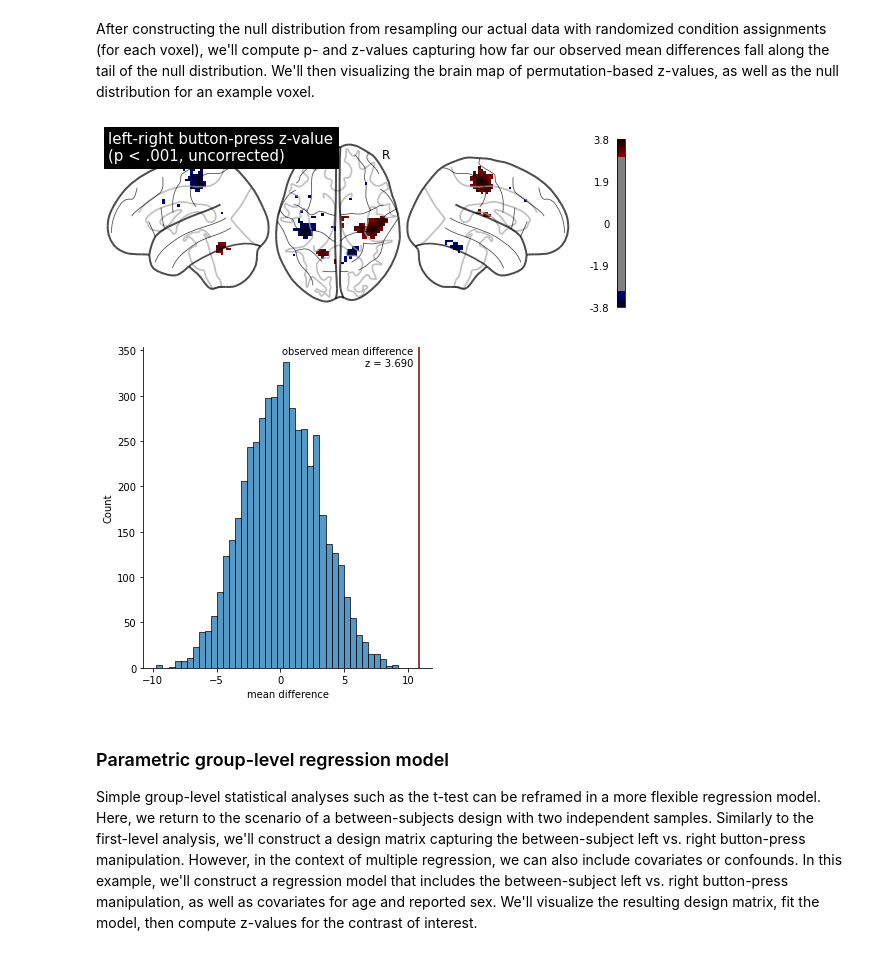
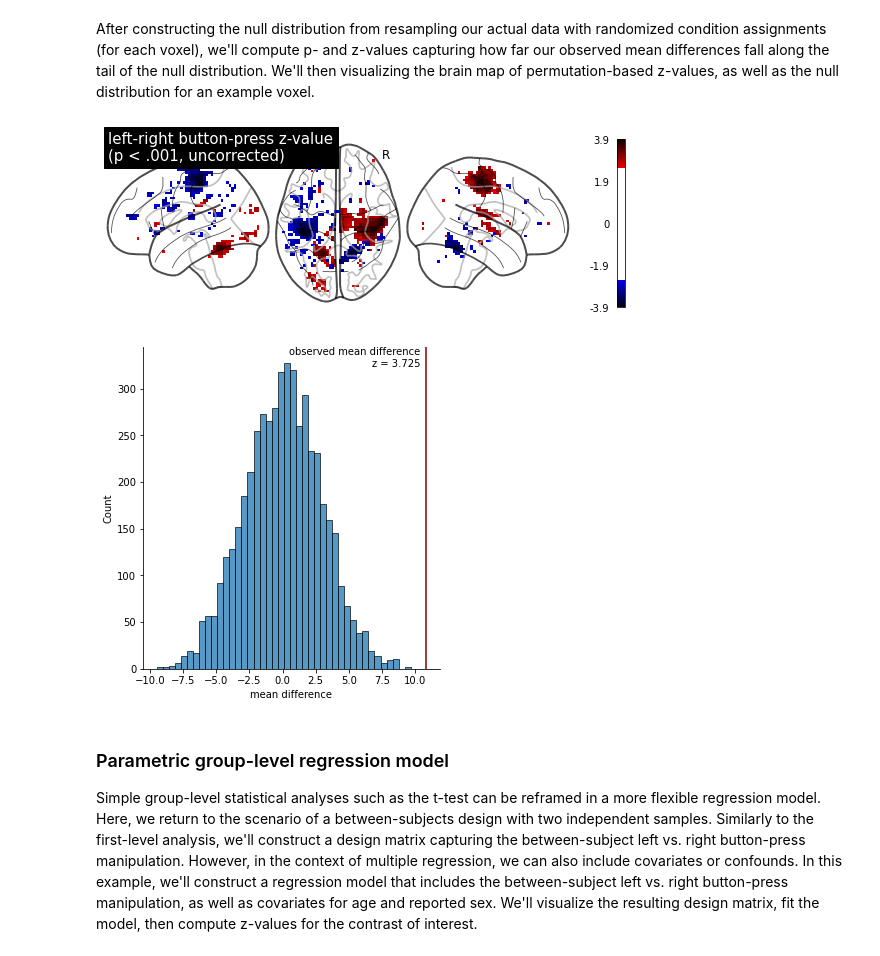
Before and after one commit to yunchang-z/neu502b-lab, a Jupyter notebook: fmri-07/fmri-07-group.ipynb, the cells around one changed output. Drawn from its saved outputs; the diff is of its cells as text; code cells hidden in the pictures.

```diff
--- a/fmri-07/fmri-07-group.ipynb
+++ b/fmri-07/fmri-07-group.ipynb
@@ -12,7 +12,7 @@ To demo the various group-level tests, we'll use example data from the Brainomic
 # Download left vs. right contrast maps for 16 subjects
 from nilearn.datasets import fetch_localizer_contrasts
 
-data_dir = '/jukebox/PNI-classes/students/NEU502/2021/nilearn-data'
+data_dir = '/jukebox/PNI-classes/students/NEU502/2022/nilearn-data'
 
 n_subjects = 16
 localizer_dataset = fetch_localizer_contrasts(['left vs right button press'],
@@ -40,7 +40,7 @@ To perform second-level statistical test for population inference, we'll use a o
 # Apply anatomically-defined MNI mask to data
 from nilearn.input_data import NiftiMasker
 
-masker = NiftiMasker(mask_strategy='template')
+masker = NiftiMasker(mask_strategy='whole-brain-template')
 group_data = masker.fit_transform(localizer_dataset['cmaps'])
 # %%
 # Run simple parametric t-test via scipy
@@ -72,9 +72,11 @@ sample1 = np.arange(1, n_subjects + 1)
 sample2 = np.arange(n_subjects + 1, n_subjects + n_subjects + 1)
 
 localizer_dataset1 = fetch_localizer_contrasts(['left button press'],
-                                               sample1, get_tmaps=True)
+                                               sample1, get_tmaps=True,
+                                               data_dir=data_dir)
 localizer_dataset2 = fetch_localizer_contrasts(['right button press'],
-                                               sample2, get_tmaps=True)
+                                               sample2, get_tmaps=True,
+                                               data_dir=data_dir)
 # %%
 # Plot t-maps for 16 left button-press subjects
 fig, axes = plt.subplots(nrows=2, ncols=8, figsize=(12, 6))
@@ -127,9 +129,11 @@ Given the experimental design of the example dataset—where each subject receiv
 n_subjects = 16
 
 localizer_dataset1 = fetch_localizer_contrasts(['left button press'],
-                                               n_subjects, get_tmaps=True)
+                                               n_subjects, get_tmaps=True,
+                                               data_dir=data_dir)
 localizer_dataset2 = fetch_localizer_contrasts(['right button press'],
-                                               n_subjects, get_tmaps=True)
+                                               n_subjects, get_tmaps=True,
+                                               data_dir=data_dir)
 # %%
 # Plot t-maps for both conditions across 16 subjects
 fig, axes = plt.subplots(nrows=2, ncols=8, figsize=(12, 6))
@@ -235,26 +239,26 @@ group_z = ((mean_difference - np.nanmean(null_distribution, axis=0)) /
 z_map = masker.inverse_transform(group_z)
 p_map = masker.inverse_transform(group_p)
 # %%
-# Z-value for permutation-based p < .001
-threshold = 3.1
+# Z-value for permutation-based p < .005
+threshold = 2.6
 
 plot_glass_brain(z_map, threshold=threshold, colorbar=True,
                  display_mode='lzr', plot_abs=False,
                  title=('left-right button-press z-value\n'
                         '(p < .001, uncorrected)'));
 # %% [output]
-[figure, old version]
+[figure, new version]
 # %%
 # Plot null distribution and observed value for a good voxel
-example_voxel = 6917
+example_voxel = 5977
 sns.displot(null_distribution[:, example_voxel])
 plt.xlabel('mean difference')
 plt.axvline(mean_difference[example_voxel], c='maroon')
 plt.annotate('observed mean difference\n'
              f'z = {group_z[example_voxel]:.3f}',
              xy=(.935, .94), ha='right', xycoords='axes fraction');
 # %% [output]
-[figure, old version]
+[figure, new version]
 # %% [markdown]
 ### Parametric group-level regression model
 Simple group-level statistical analyses such as the t-test can be reframed in a more flexible regression model. Here, we return to the scenario of a between-subjects design with two independent samples. Similarly to the first-level analysis, we'll construct a design matrix capturing the between-subject left vs. right button-press manipulation. However, in the context of multiple regression, we can also include covariates or confounds. In this example, we'll construct a regression model that includes the between-subject left vs. right button-press manipulation, as well as covariates for age and reported sex. We'll visualize the resulting design matrix, fit the model, then compute z-values for the contrast of interest.
```
Also changed, not shown: parts of 10 cells of this notebook.
